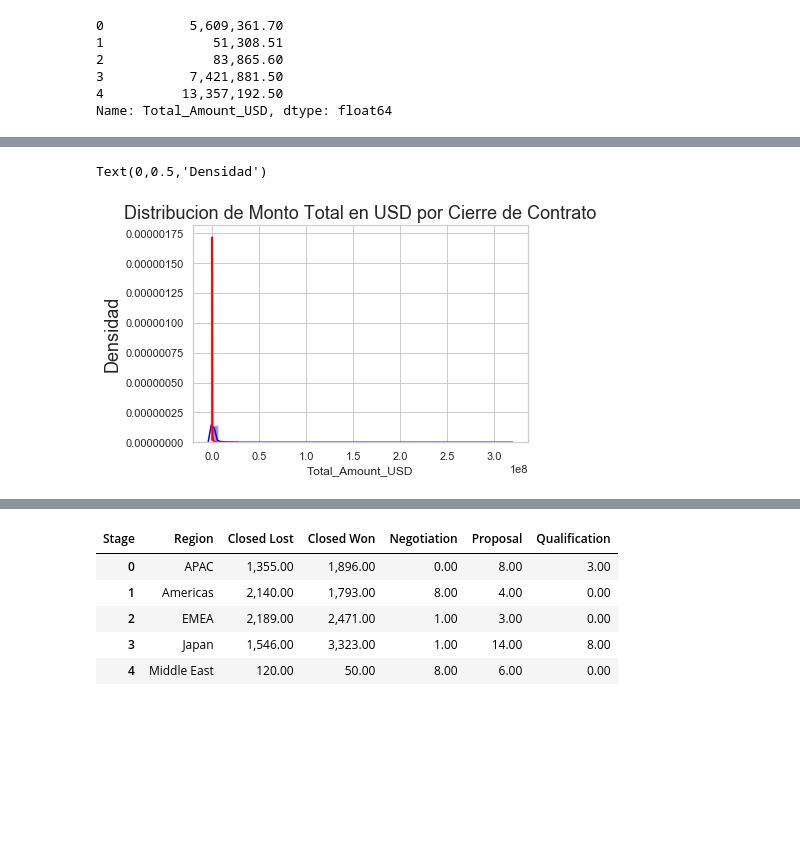
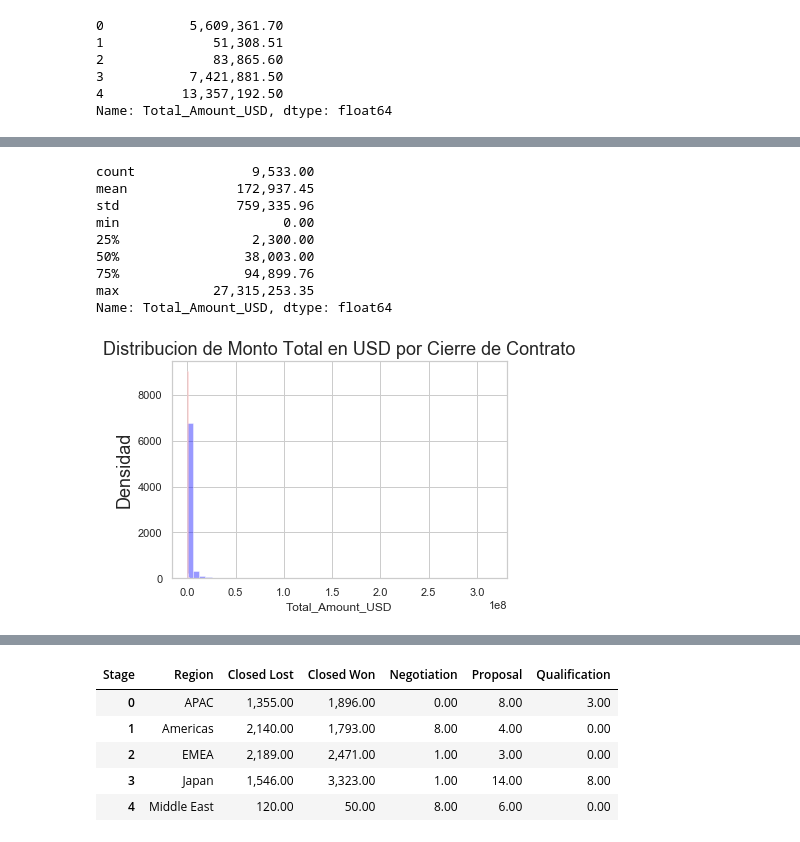
Before and after one commit to CeciliaRoldan/Pycantes, a Jupyter notebook: notebooks/analisis_de_montos_y_regiones.ipynb, the cells around one changed output, grey strips where cells are left out. Drawn from its saved outputs; the diff is of its cells as text; code cells hidden in the pictures; blank space fills up the shorter version.

Commit message:
cambios en visualizacion por montos

```diff
--- a/notebooks/analisis_de_montos_y_regiones.ipynb
+++ b/notebooks/analisis_de_montos_y_regiones.ipynb
@@ -149,8 +165,21 @@ Name: Total_Amount_USD, dtype: float64
+# %%
+describe_won = data[data['Stage'] == "Closed Won"]['Total_Amount_USD'].describe()
+describe_won
+# %% [output]
+count               9,533.00
+mean              172,937.45
+std               759,335.96
+min                     0.00
+25%                 2,300.00
+50%                38,003.00
+75%                94,899.76
+max            27,315,253.35
+Name: Total_Amount_USD, dtype: float64
 # %%
-g = sns.distplot(data[data['Stage'] == "Closed Lost"]['Total_Amount_USD'], color="blue", label='Closed Lost', hist=True)
-g = sns.distplot(data[data['Stage'] == "Closed Won"]['Total_Amount_USD'], color="red", label='Closed Won', hist=True)
+g = sns.distplot(data[data['Stage'] == "Closed Lost"]['Total_Amount_USD'], color="blue", label='Closed Lost', kde=False)
+g = sns.distplot(data[data['Stage'] == "Closed Won"]['Total_Amount_USD'], color="red", label='Closed Won', kde=False)
 g.set_title("Distribucion de Monto Total en USD por Cierre de Contrato", fontsize=18)
 g.set_ylabel("Densidad", fontsize=18)
+plt.rcParams['figure.figsize']=(10,10)
 # %% [output]
-Text(0,0.5,'Densidad')
-[figure, old version]
+[figure, new version]
```
Also changed, not shown: parts of 26 cells of this notebook.
